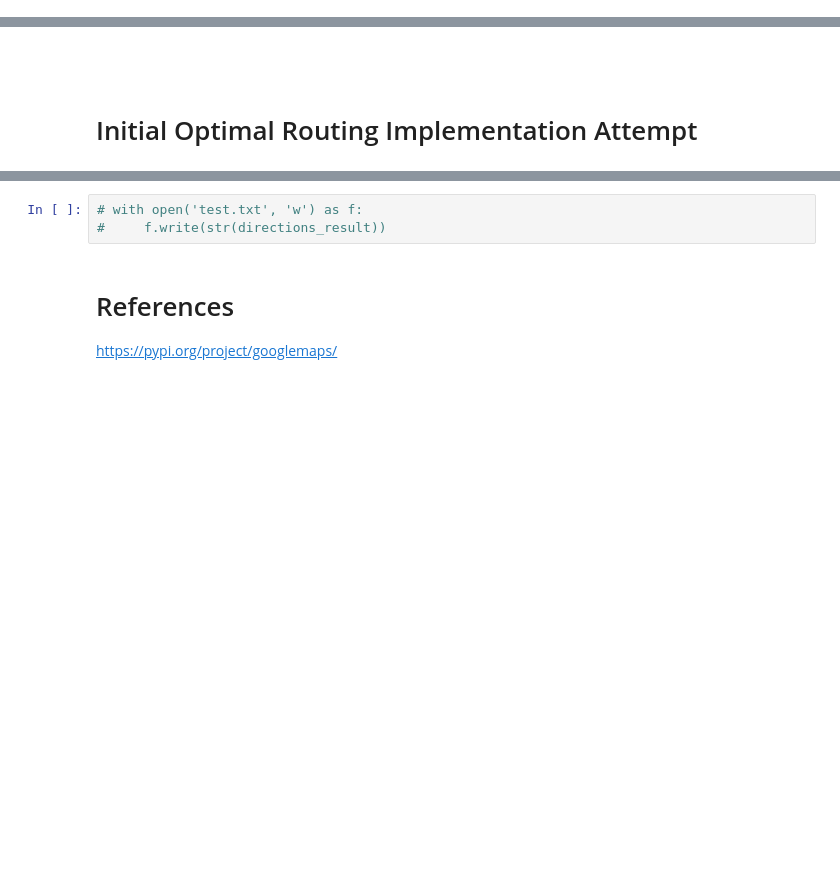
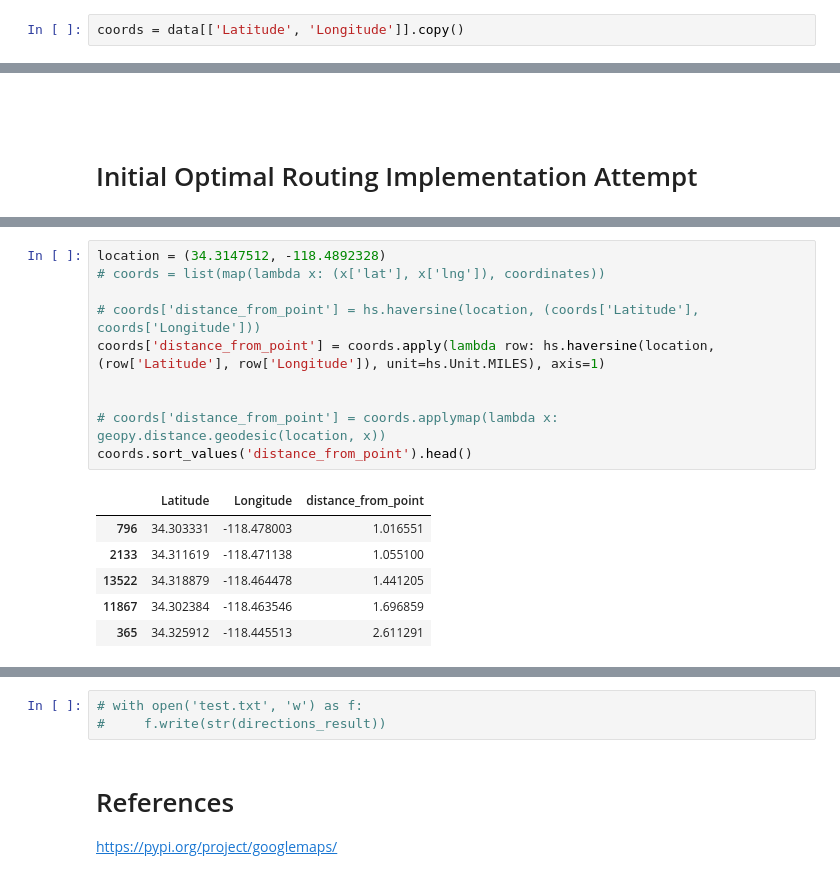
Before and after one commit to kyledbrooks/dsci560-project, a Jupyter notebook: notebooks/optimal_routing.ipynb, the cells around one changed output, grey strips where cells are left out. Cells and saved outputs as stored; diff of their text form; blank space fills up the shorter version.

Commit message:
Added haversine distance to find nearest 10 charging stations at each stopping point

```diff
--- a/notebooks/optimal_routing.ipynb
+++ b/notebooks/optimal_routing.ipynb
@@ -29,3 +42,5 @@ data.head()
+# %%
+coords = data[['Latitude', 'Longitude']].copy()
 # %% [markdown]
 #
 # %% [markdown]
@@ -148,3 +172,20 @@ folium_map
+# %%
+location = (34.3147512, -118.4892328)
+# coords = list(map(lambda x: (x['lat'], x['lng']), coordinates))
+
+# coords['distance_from_point'] = hs.haversine(location, (coords['Latitude'], coords['Longitude']))
+coords['distance_from_point'] = coords.apply(lambda row: hs.haversine(location, (row['Latitude'], row['Longitude']), unit=hs.Unit.MILES), axis=1)
+
+
+# coords['distance_from_point'] = coords.applymap(lambda x: geopy.distance.geodesic(location, x))
+coords.sort_values('distance_from_point').head()
+# %% [output]
+|  | Latitude | Longitude | distance_from_point |
+| 796 | 34.303331 | -118.478003 | 1.016551 |
+| 2133 | 34.311619 | -118.471138 | 1.055100 |
+| 13522 | 34.318879 | -118.464478 | 1.441205 |
+| 11867 | 34.302384 | -118.463546 | 1.696859 |
+| 365 | 34.325912 | -118.445513 | 2.611291 |
 # %%
 def convert_addresses(start, end):
     start_info = gmaps.geocode(start)[0]
```
Also changed, not shown: parts of 7 cells of this notebook.
